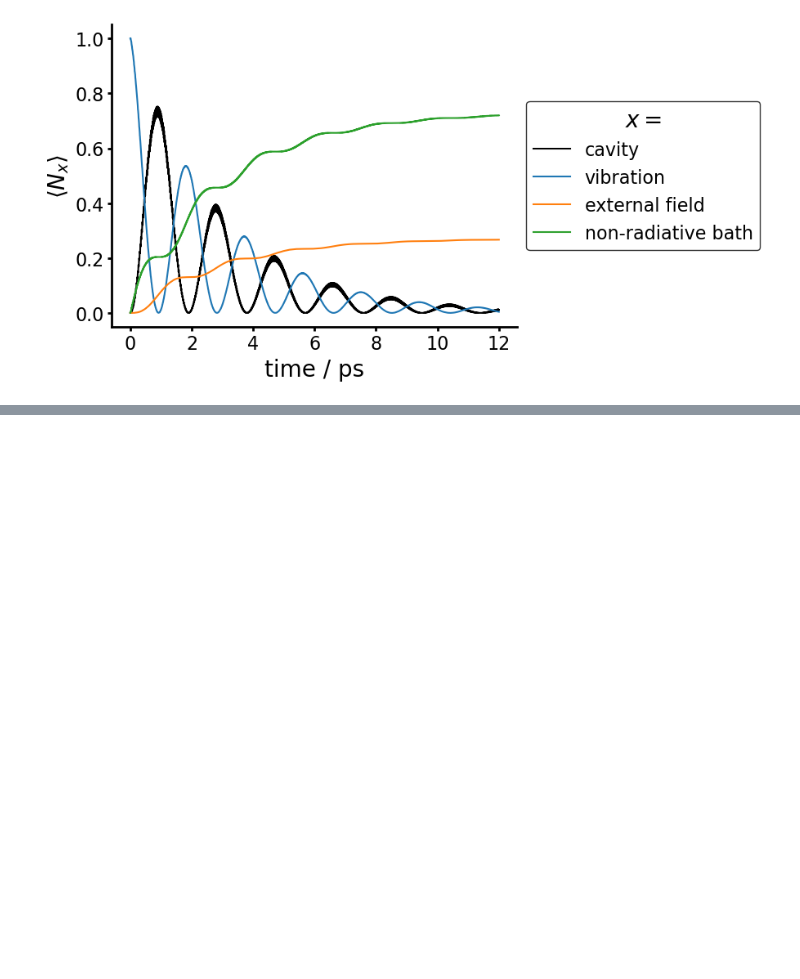
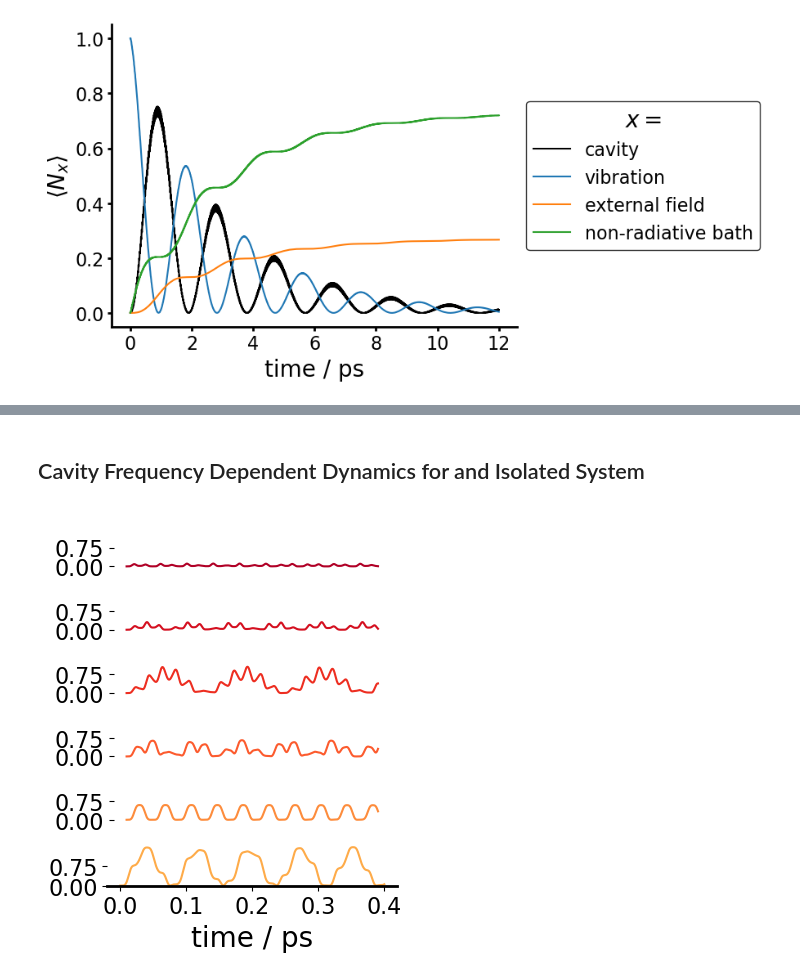
Before and after one commit to ctdub/ESVP, a Jupyter notebook: Data notes.ipynb, the cells around one changed output, grey strips where cells are left out. Drawn from its saved outputs; the diff is of its cells as text; code cells hidden in the pictures; blank space fills up the shorter version.

```diff
--- a/Data notes.ipynb
+++ b/Data notes.ipynb
@@ -283,0 +323,35 @@ for t in cbar.ax.get_yticklabels():
+# %% [markdown]
+## Cavity Frequency Dependent Dynamics for and Isolated System
+# %%
+parameters = set_param()
+parameters['coupling'] = 0.6e-3
+parameters['final time'] = 0.4
+
+freqRange = np.linspace(450, 2400, 6) * k2eV
+fig, axs = plt.subplots(freqRange.size)
+colors = plt.cm.YlOrRd(np.linspace(0.4, 1, gRange.size))
+for i, freq in enumerate(freqRange):
+    parameters['cavity freq'] = freq
+    polEn, polStates, siteEn = twa.polariton_modes(parameters)
+    polDispl = twa.pol_displacement(parameters, polEn, polStates, siteEn)
+    nCav = twa.oc_dynamics(parameters, polEn, polStates, siteEn, polDispl, subsystem='cavity')
+    axs[freqRange.size - 1 - i].plot(nCav[0], nCav[1], color=colors[i])
+    axs[freqRange.size - 1 - i].spines['bottom'].set_linewidth(2)
+    axs[freqRange.size - 1 - i].spines['top'].set_visible(False)
+    axs[freqRange.size - 1 - i].spines['right'].set_visible(False)
+    axs[freqRange.size - 1 - i].spines['left'].set_visible(False)
+    axs[freqRange.size - 1 - i].set_yticks([0, parameters['Huang-Rhys']])
+    axs[freqRange.size - 1 - i].set_aspect(0.04)
+    axs[freqRange.size - 1 - i].tick_params(axis='y', which='major', labelsize=16)
+    if i == 0:
+        axs[freqRange.size - 1 - i].set_ylim(0, 2)
+    else:
+        axs[freqRange.size - 1 - i].set_ylim(-0.1, 2)
+        axs[freqRange.size - 1 - i].spines['bottom'].set_visible(False)
+        axs[freqRange.size - 1 - i].tick_params(bottom=False)
+        axs[freqRange.size - 1 - i].xaxis.set_ticklabels([])
+plt.xlabel('time / ps', fontsize=20)
+plt.xticks(fontsize=16)
+plt.savefig('freq_dep_dynamics.png', dpi=300, bbox_inches='tight')
+# %% [output]
+[figure, added]
```
Also changed, not shown: parts of 12 cells of this notebook, 6 other files.
